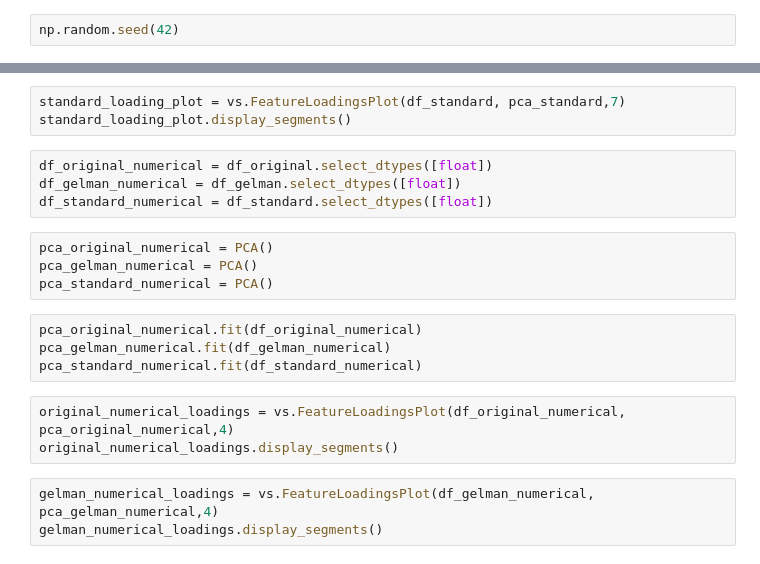
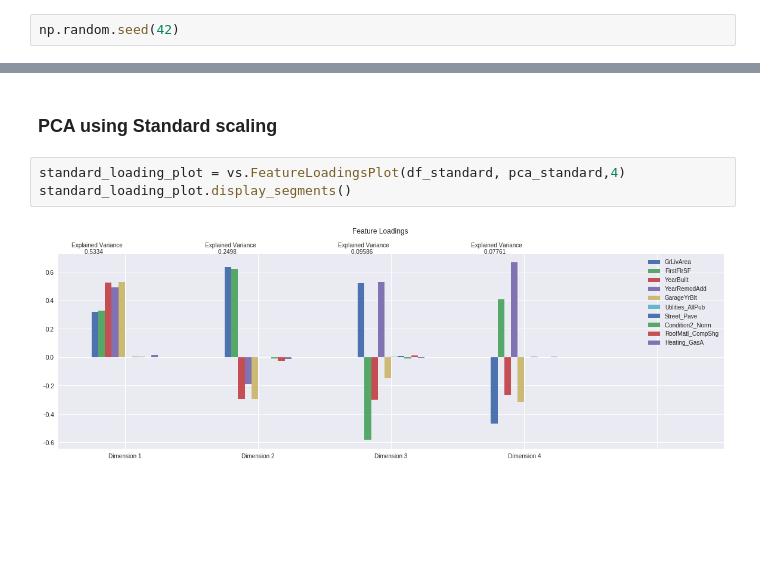
Before and after one commit to SangeethaThai/CSX_450_2_Final_Exam, a Jupyter notebook: ipynb/07-Cluster_Model.ipynb, the cells around one changed output, grey strips where cells are left out. Cells and saved outputs as stored; diff of their text form; blank space fills up the shorter version.

```diff
--- a/ipynb/07-Cluster_Model.ipynb
+++ b/ipynb/07-Cluster_Model.ipynb
@@ -94,21 +115,7 @@ gelman_loading_plot.display_segments()
+# %% [markdown]
+### PCA using Standard scaling
 # %%
-standard_loading_plot = vs.FeatureLoadingsPlot(df_standard, pca_standard,7)
+standard_loading_plot = vs.FeatureLoadingsPlot(df_standard, pca_standard,4)
 standard_loading_plot.display_segments()
+# %% [output]
+[figure, added]
-# %%
-df_original_numerical = df_original.select_dtypes([float])
-df_gelman_numerical = df_gelman.select_dtypes([float])
-df_standard_numerical = df_standard.select_dtypes([float])
-# %%
-pca_original_numerical = PCA()
-pca_gelman_numerical = PCA()
-pca_standard_numerical = PCA()
-# %%
-pca_original_numerical.fit(df_original_numerical)
-pca_gelman_numerical.fit(df_gelman_numerical)
-pca_standard_numerical.fit(df_standard_numerical)
-# %%
-original_numerical_loadings = vs.FeatureLoadingsPlot(df_original_numerical, pca_original_numerical,4)
-original_numerical_loadings.display_segments()
-# %%
-gelman_numerical_loadings = vs.FeatureLoadingsPlot(df_gelman_numerical, pca_gelman_numerical,4)
-gelman_numerical_loadings.display_segments()
```
Also changed, not shown: parts of 36 cells of this notebook, 3 other files.
